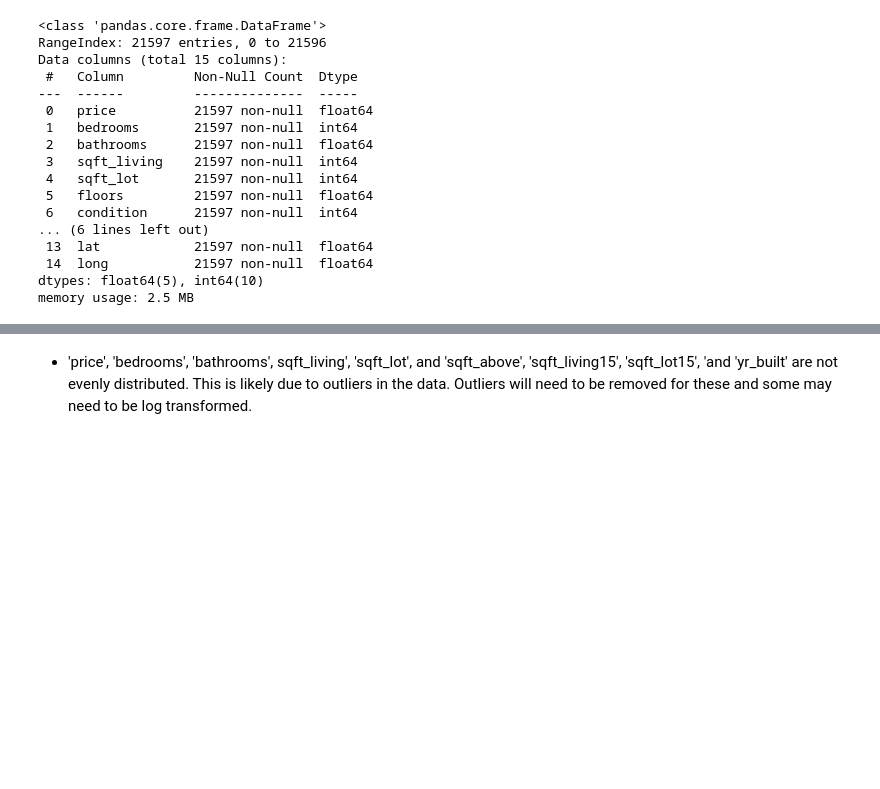
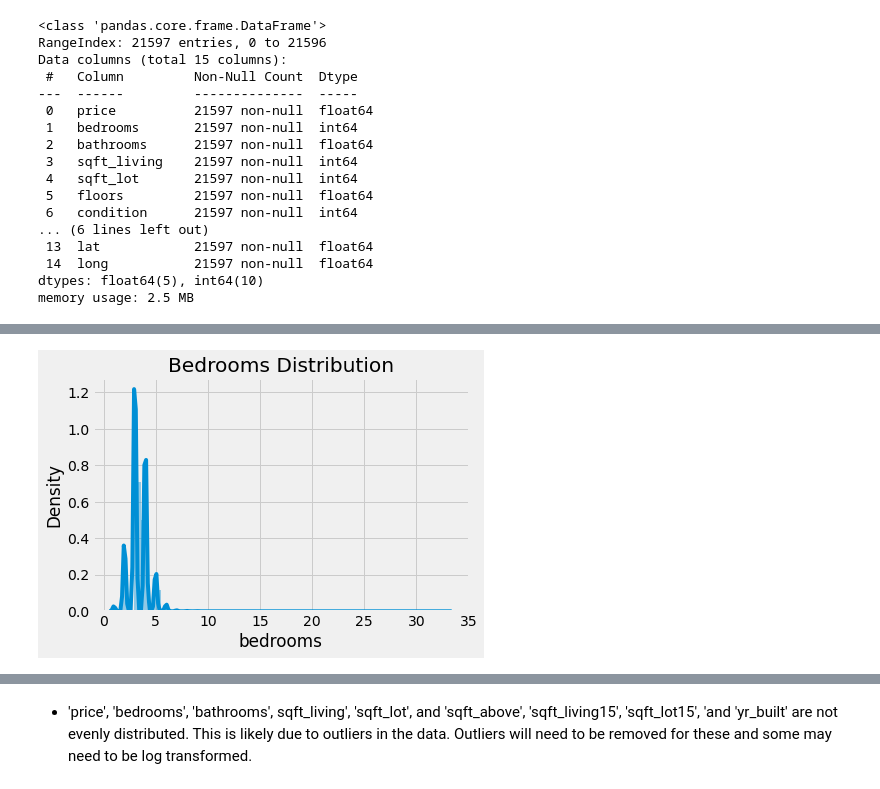
Before and after one commit to jmg0144/Housing-Linear-Regression-Analysis, a Jupyter notebook: home-sales-analysis.ipynb, the cells around one changed output, grey strips where cells are left out. Saved outputs shown, nothing was run; the diff lists cells and outputs as text; code cells hidden in the pictures; blank space fills up the shorter version.

```diff
--- a/home-sales-analysis.ipynb
+++ b/home-sales-analysis.ipynb
@@ -248,0 +251,4 @@ def boxplot(x):
+# %%
+check_dist('bedrooms', 'Bedrooms Distribution')
+# %% [output]
+[figure, added]
```
Also changed, not shown: parts of 104 cells of this notebook.
